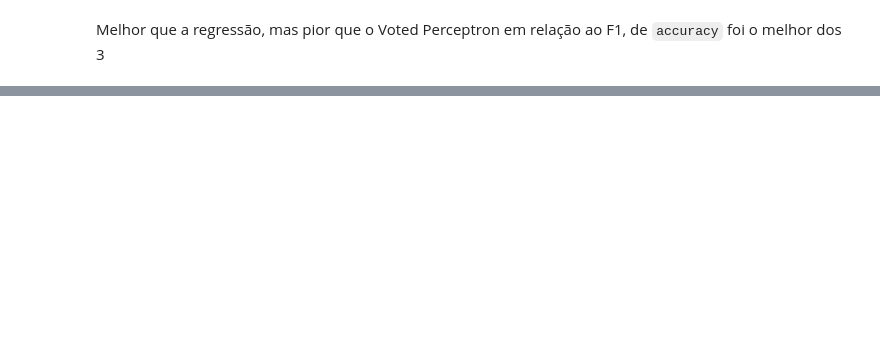
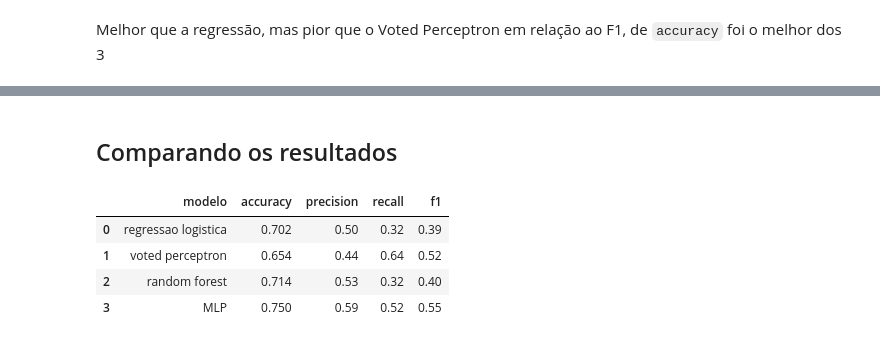
Before and after one commit to LRAbbade/trabalho_NN, a Jupyter notebook: trabalho_marcelinho.ipynb, the cells around one changed output, grey strips where cells are left out. Cells and saved outputs as stored; diff of their text form; code cells hidden in the pictures; blank space fills up the shorter version.

```diff
--- a/tests.ipynb
+++ b/trabalho_marcelinho.ipynb
@@ -729,0 +769,17 @@ Melhor que a regressão, mas pior que o Voted Perceptron em relação ao F1, de
+# %% [markdown]
+## Comparando os resultados
+# %%
+res_df = pd.DataFrame(data={
+    'modelo': ['regressao logistica', 'voted perceptron', 'random forest', 'MLP'],
+    'accuracy': [0.702, 0.654, 0.714, 0.75],
+    'precision': [0.5, 0.44, 0.53, 0.59],
+    'recall': [0.32, 0.64, 0.32, 0.52],
+    'f1': [0.39, 0.52, 0.4, 0.55]
+})
+res_df
+# %% [output]
+|  | modelo | accuracy | precision | recall | f1 |
+| 0 | regressao logistica | 0.702 | 0.50 | 0.32 | 0.39 |
+| 1 | voted perceptron | 0.654 | 0.44 | 0.64 | 0.52 |
+| 2 | random forest | 0.714 | 0.53 | 0.32 | 0.40 |
+| 3 | MLP | 0.750 | 0.59 | 0.52 | 0.55 |
```
Also changed, not shown: parts of 14 cells of this notebook.
